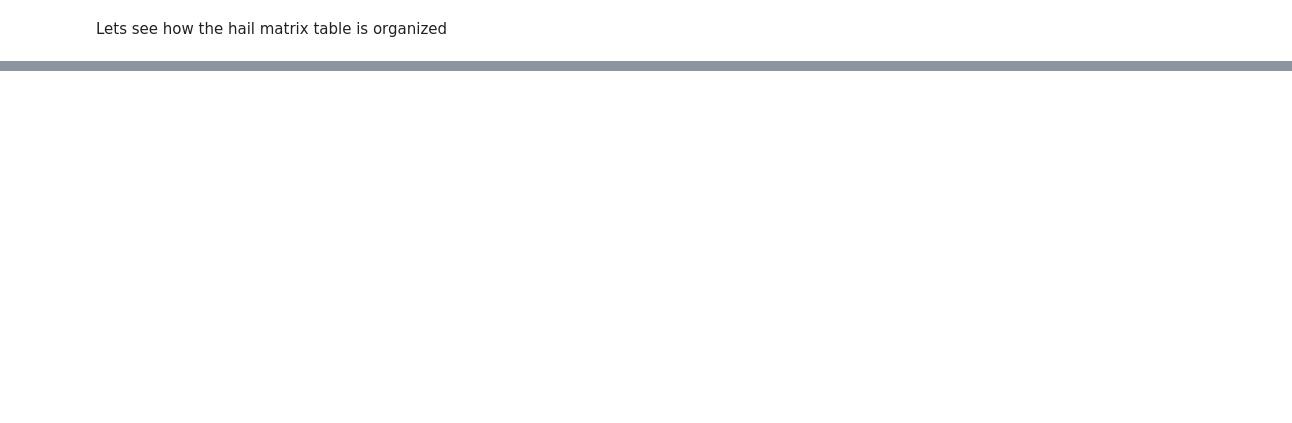
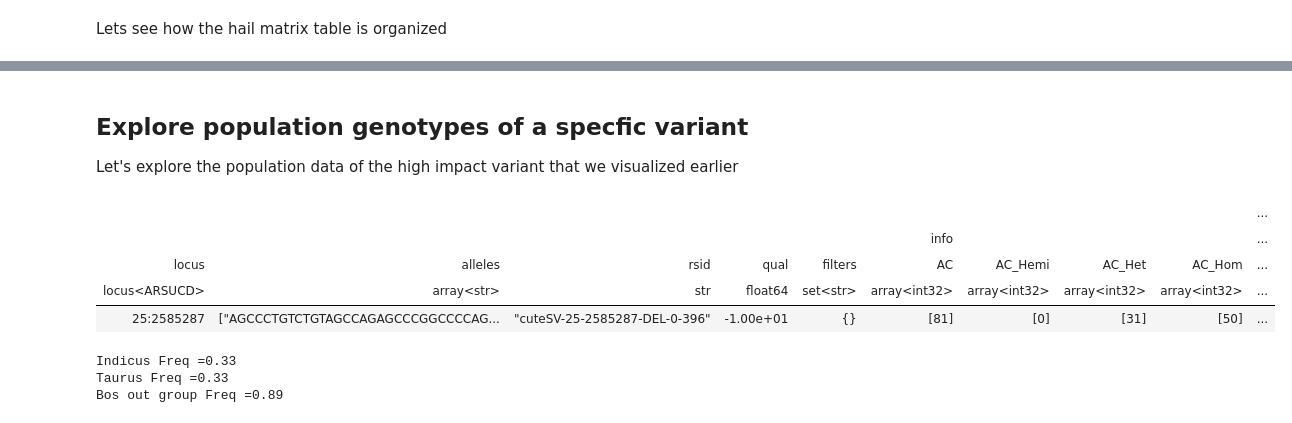
Before and after one commit to dib-lab/workshop_12Jan_2023, a Jupyter notebook: SV_calling_LR/DownstreamAnalysis.ipynb, the cells around one changed output, grey strips where cells are left out. Saved outputs shown, nothing was run; the diff lists cells and outputs as text; code cells hidden in the pictures; blank space fills up the shorter version.

```diff
--- a/SV_calling_LR/DownstreamAnalysis.ipynb
+++ b/SV_calling_LR/DownstreamAnalysis.ipynb
@@ -261,0 +268,21 @@ Samples: 428  Variants: 601
+# %% [markdown]
+## Explore population genotypes of a specfic variant
+
+Let's explore the population data of the high impact variant that we visualized earlier
+# %%
+HighImpactSV=mt.filter_rows(mt.rsid=="cuteSV-25-2585287-DEL-0-396")
+HighImpactSV.rows().show()
+# %% [output]
+|  |  |  |  |  |  |  |  |  | ... |
+|  |  |  |  |  | info |  |  |  | ... |
+| locus | alleles | rsid | qual | filters | AC | AC_Hemi | AC_Het | AC_Hom | ... |
+| locus<ARSUCD> | array<str> | str | float64 | set<str> | array<int32> | array<int32> | array<int32> | array<int32> | ... |
+| 25:2585287 | ["AGCCCTGTCTGTAGCCAGAGCCCGGCCCCAG... | "cuteSV-25-2585287-DEL-0-396" | -1.00e+01 | {} | [81] | [0] | [31] | [50] | ... |
+# %%
+print("Indicus Freq =%.2f"%       HighImpactSV.rows().AF_indicus.collect()[0])
+print("Taurus Freq =%.2f"%        HighImpactSV.rows().AF_taurus.collect()[0])
+print("Bos out group Freq =%.2f"% HighImpactSV.rows().AF_bosoutgroup.collect()[0])
+# %% [output]
+Indicus Freq =0.33
+Taurus Freq =0.33
+Bos out group Freq =0.89
```
Also changed, not shown: parts of 51 cells of this notebook.
